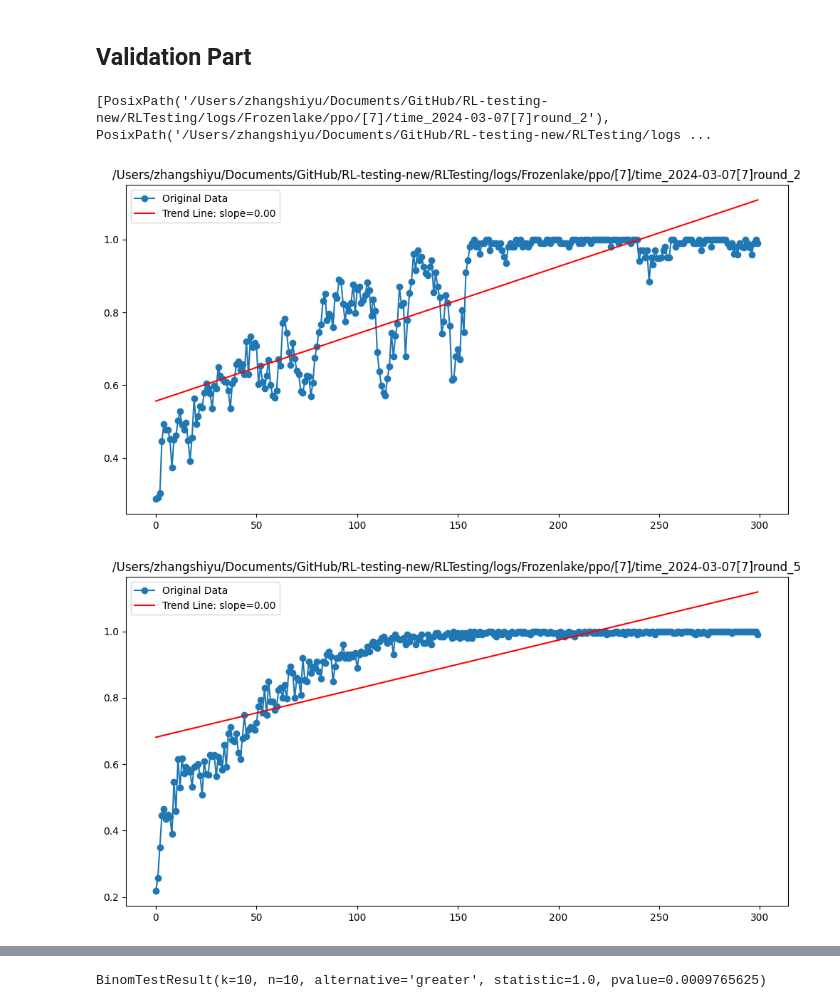
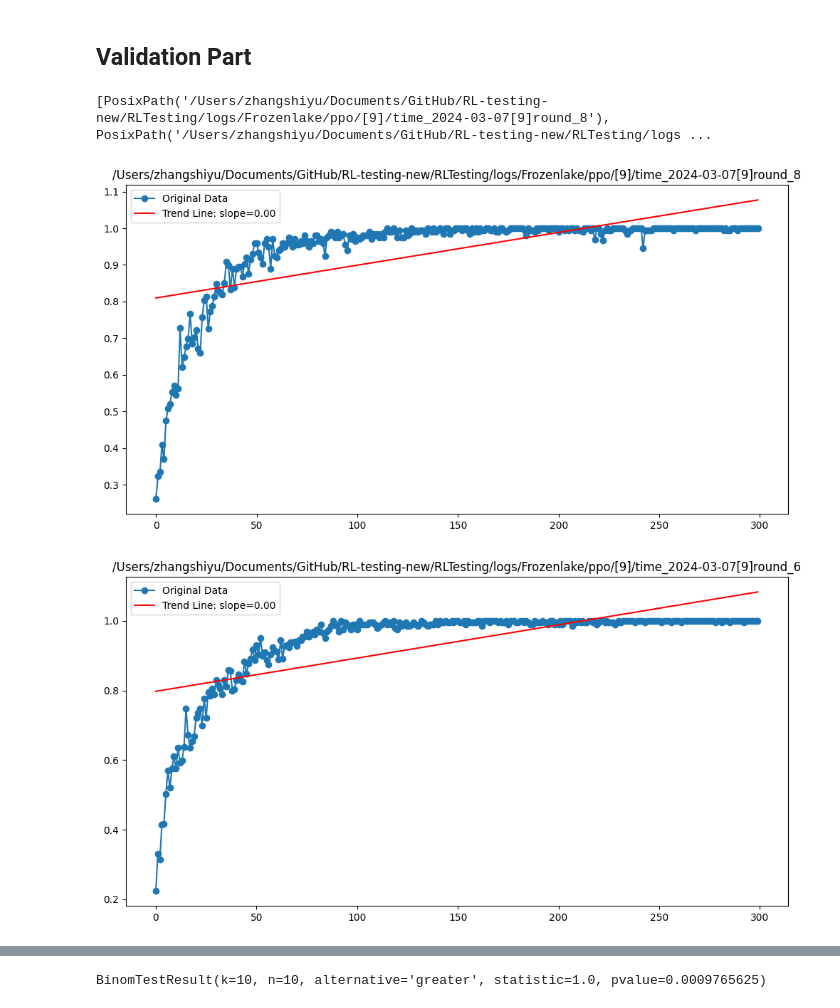
Before and after one commit to QixinWangCpsLab/RL-testing-new, a Jupyter notebook: RLTesting/testing_script.ipynb, the cells around one changed output, grey strips where cells are left out. Saved outputs shown, nothing was run; the diff lists cells and outputs as text; code cells hidden in the pictures.

```diff
--- a/RLTesting/testing_script.ipynb
+++ b/RLTesting/testing_script.ipynb
@@ -216,9 +215,9 @@ def bin_test_mountaincar(bug_free_log_path = Path(os.path.join(root_dir, 'RLTest
 # %%
 # bin_test_frozenlake(bug_free_log_path = Path(os.path.join(root_dir, 'RLTesting', 'logs', 'Frozenlake', 'dqn', '[]')), show_fig=False)
 # bin_test_mountaincar(bug_free_log_path = Path(os.path.join(root_dir, 'RLTesting', 'logs', 'Mountaincar', 'a2c', '[]')), show_fig=True)
 # bin_test_mountaincar(bug_free_log_path = Path(os.path.join(root_dir, 'RLTesting', 'logs', 'Mountaincar', 'sac', '[]')), show_fig=True)
-bin_test_frozenlake(bug_free_log_path = Path(os.path.join(root_dir, 'RLTesting', 'logs', 'Frozenlake', 'ppo', '[7]')), show_fig=True)
+bin_test_frozenlake(bug_free_log_path = Path(os.path.join(root_dir, 'RLTesting', 'logs', 'Frozenlake', 'ppo', '[9]')), show_fig=True)
 # %% [output]
-[PosixPath('/Users/zhangshiyu/Documents/GitHub/RL-testing-new/RLTesting/logs/Frozenlake/ppo/[7]/time_2024-03-07[7]round_2'), PosixPath('/Users/zhangshiyu/Documents/GitHub/RL-testing-new/RLTesting/logs ...
+[PosixPath('/Users/zhangshiyu/Documents/GitHub/RL-testing-new/RLTesting/logs/Frozenlake/ppo/[9]/time_2024-03-07[9]round_8'), PosixPath('/Users/zhangshiyu/Documents/GitHub/RL-testing-new/RLTesting/logs ...
-[figure, old version]
+[figure, new version]
-[figure, old version]
+[figure, new version]
```
Also changed, not shown: parts of 4 cells of this notebook, 11 other files.
